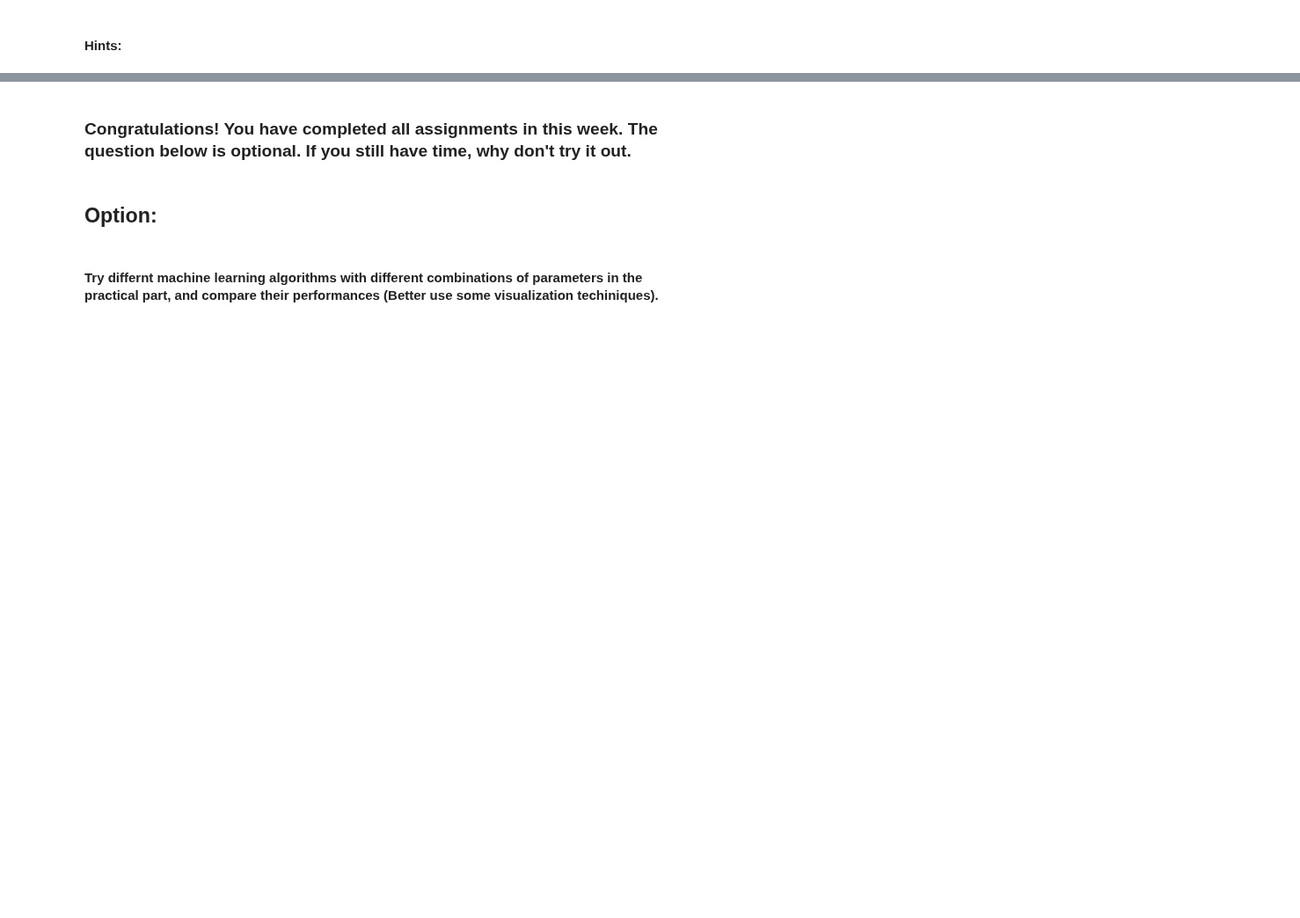
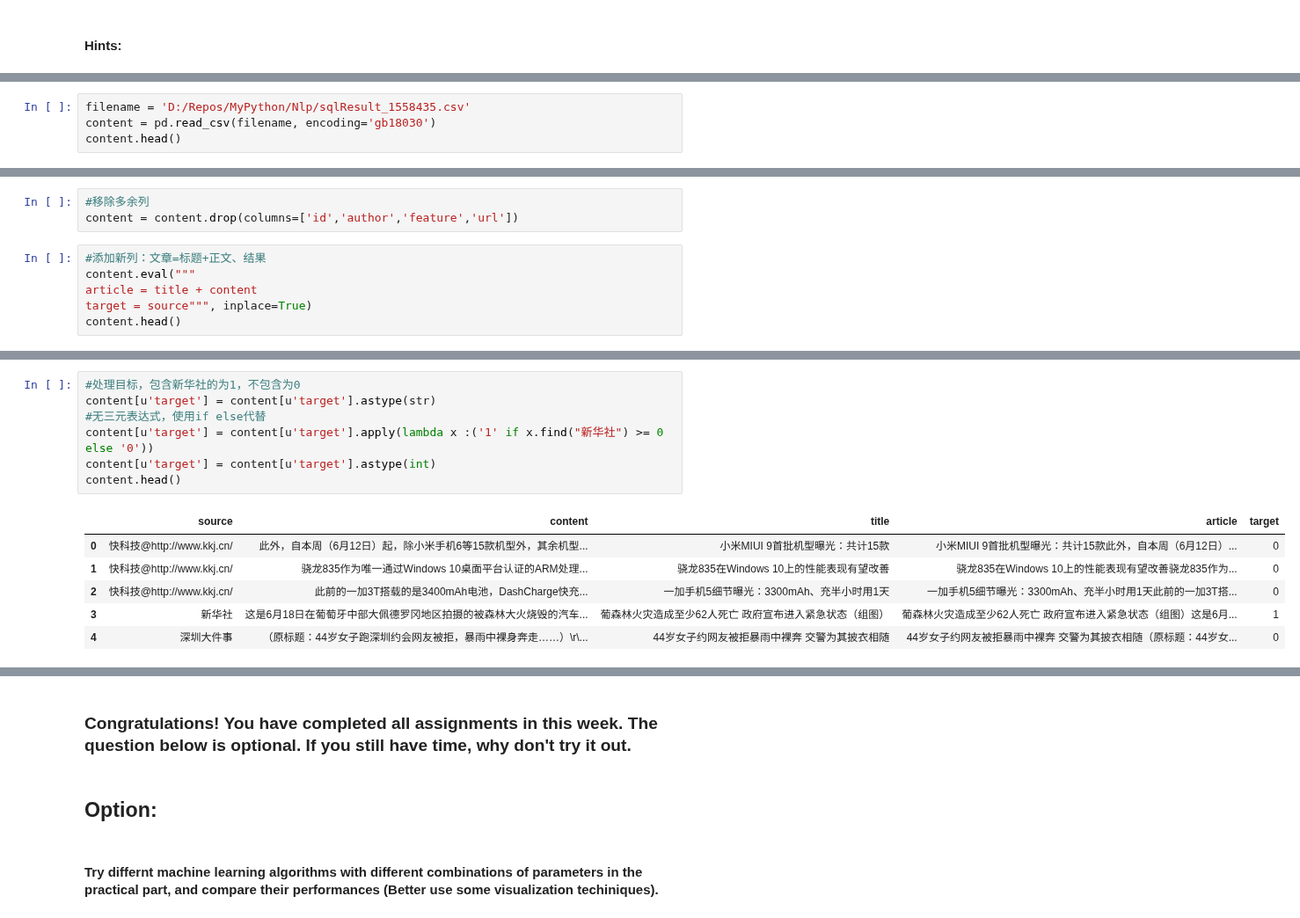
Before and after one commit to haojiefu007/MyPython, a Jupyter notebook: Nlp/assignment_10/Assignment_10.ipynb, the cells around one changed output, grey strips where cells are left out. Shown at 88% size. Drawn from its saved outputs; the diff is of its cells as text; blank space fills up the shorter version.

```diff
--- a/Nlp/assignment_10/Assignment_10.ipynb
+++ b/Nlp/assignment_10/Assignment_10.ipynb
@@ -42,0 +48,4 @@ ans:计算所有叶子结点的权重，并用该权重计算分割点的损失
+# %%
+filename = 'D:/Repos/MyPython/Nlp/sqlResult_1558435.csv'
+content = pd.read_csv(filename, encoding='gb18030')
+content.head()
@@ -42,0 +59,9 @@ ans:计算所有叶子结点的权重，并用该权重计算分割点的损失
+# %%
+#移除多余列
+content = content.drop(columns=['id','author','feature','url'])
+# %%
+#添加新列：文章=标题+正文、结果
+content.eval("""
+article = title + content
+target = source""", inplace=True)
+content.head()
@@ -42,0 +75,14 @@ ans:计算所有叶子结点的权重，并用该权重计算分割点的损失
+# %%
+#处理目标，包含新华社的为1，不包含为0
+content[u'target'] = content[u'target'].astype(str)
+#无三元表达式，使用if else代替
+content[u'target'] = content[u'target'].apply(lambda x :('1' if x.find("新华社") >= 0 else '0'))
+content[u'target'] = content[u'target'].astype(int)
+content.head()
+# %% [output]
+|  | source | content | title | article | target |
+| 0 | 快科技@http://www.kkj.cn/ | 此外，自本周（6月12日）起，除小米手机6等15款机型外，其余机型... | 小米MIUI 9首批机型曝光：共计15款 | 小米MIUI 9首批机型曝光：共计15款此外，自本周（6月12日）... | 0 |
+| 1 | 快科技@http://www.kkj.cn/ | 骁龙835作为唯一通过Windows 10桌面平台认证的ARM处理... | 骁龙835在Windows 10上的性能表现有望改善 | 骁龙835在Windows 10上的性能表现有望改善骁龙835作为... | 0 |
+| 2 | 快科技@http://www.kkj.cn/ | 此前的一加3T搭载的是3400mAh电池，DashCharge快充... | 一加手机5细节曝光：3300mAh、充半小时用1天 | 一加手机5细节曝光：3300mAh、充半小时用1天此前的一加3T搭... | 0 |
+| 3 | 新华社 | 这是6月18日在葡萄牙中部大佩德罗冈地区拍摄的被森林大火烧毁的汽车... | 葡森林火灾造成至少62人死亡 政府宣布进入紧急状态（组图） | 葡森林火灾造成至少62人死亡 政府宣布进入紧急状态（组图）这是6月... | 1 |
+| 4 | 深圳大件事 | （原标题：44岁女子跑深圳约会网友被拒，暴雨中裸身奔走……）\r\... | 44岁女子约网友被拒暴雨中裸奔 交警为其披衣相随 | 44岁女子约网友被拒暴雨中裸奔 交警为其披衣相随（原标题：44岁女... | 0 |
```
Also changed, not shown: parts of 24 cells of this notebook, 1 other file.
